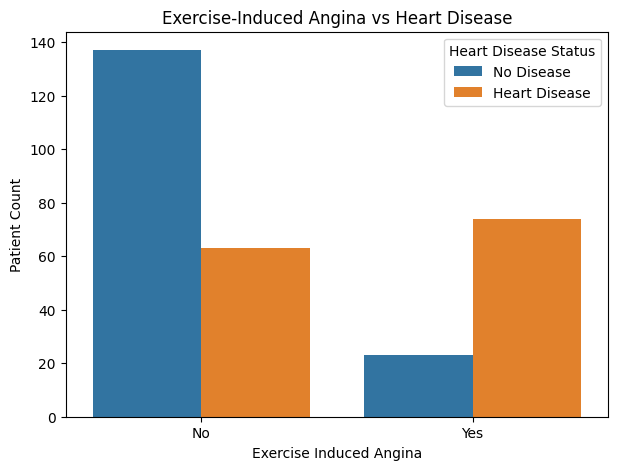
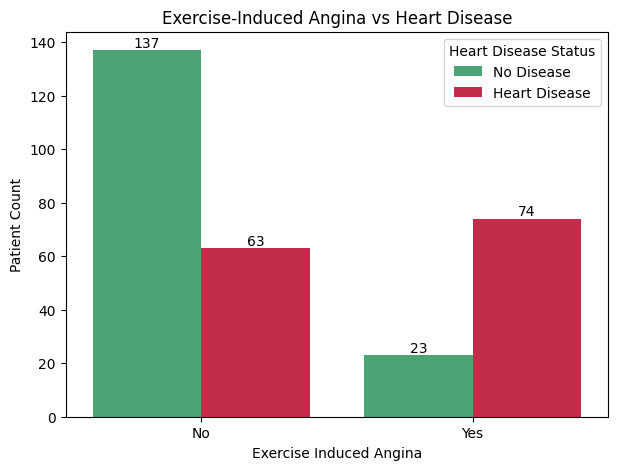
The change to this notebook cell's code, shown as a diff; its figure went from the first image to the second:
--- before
+++ after
@@ -1,5 +1,5 @@
 plt.figure(figsize=(7,5))
 
-sns.countplot(
+ax = sns.countplot(
     x=df['Exercise_Induced_Angina'].map({
         0: 'No',
@@ -10,10 +10,18 @@
         0: 'No Disease',
         1: 'Heart Disease'
-    })
+    }),
+
+    palette=['mediumseagreen', 'crimson']
 )
+# Add counts on bars
+for bars in ax.containers:
+    ax.bar_label(bars)
 
 plt.title("Exercise-Induced Angina vs Heart Disease")
+
 plt.xlabel("Exercise Induced Angina")
 plt.ylabel("Patient Count")
+
 plt.legend(title="Heart Disease Status")
+
 plt.show()

Commit: add Exercise-Induced Angina vs Heart Disease in eda notebook